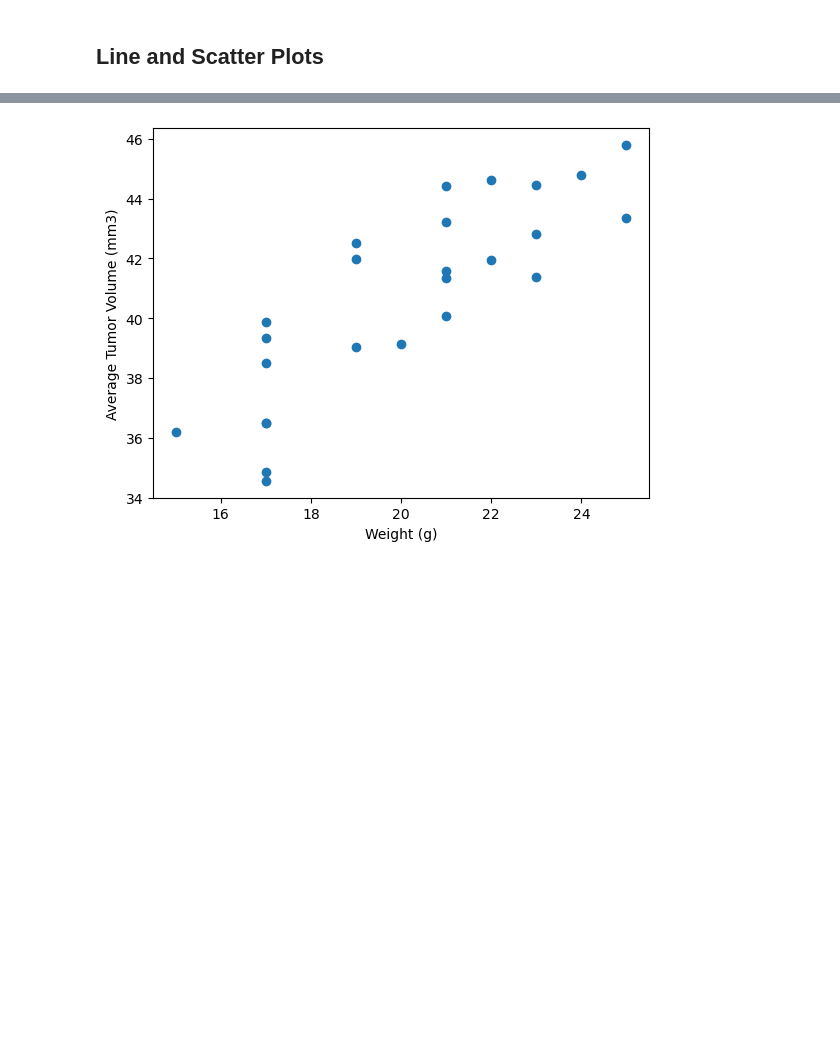
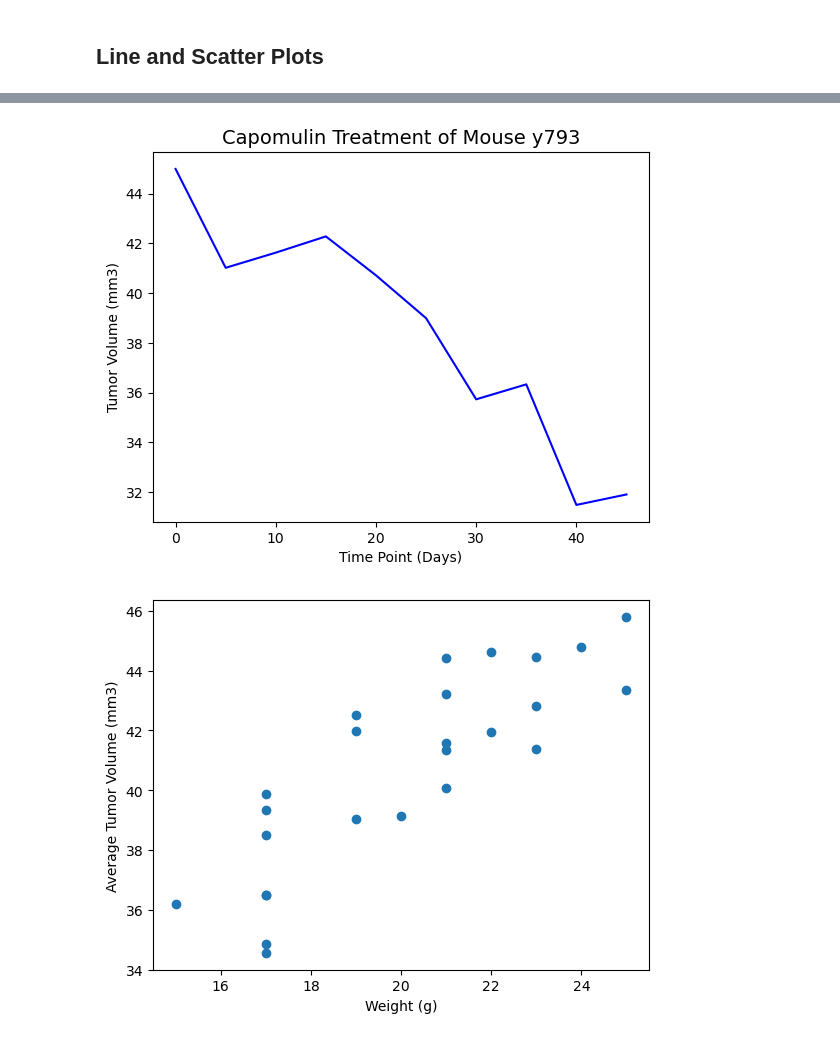
Before and after one commit to bhart4278/matplotlib-challenge, a Jupyter notebook: pymaceuticals/pymaceuticals_code.ipynb, the cells around one changed output, grey strips where cells are left out. Saved outputs shown, nothing was run; the diff lists cells and outputs as text; code cells hidden in the pictures; blank space fills up the shorter version.

Commit message:
linegraphof mouseID

```diff
--- a/pymaceuticals/pymaceuticals_code.ipynb
+++ b/pymaceuticals/pymaceuticals_code.ipynb
@@ -287,3 +283,17 @@ plt.show()
+# %%
+# Generate a line plot of tumor volume vs. time point for a single mouse treated with Capomulin
+mouse_id = 'y793'
+mouse_data = cleaned_df[(cleaned_df['Mouse ID'] == mouse_id) & (cleaned_df['Drug Regimen'] == 'Capomulin')]
+if not mouse_data.empty:
+    plt.plot(mouse_data['Timepoint'], mouse_data['Tumor Volume (mm3)'], color='b')
+    plt.title(f'Capomulin Treatment of Mouse {mouse_id}', fontsize=14)
+    plt.xlabel('Time Point (Days)')
+    plt.ylabel('Tumor Volume (mm3)')
+    plt.show()
+else:
+    print(f"no data found for Mouse ID {mouse_id} under Capomulin treatment")
+# %% [output]
+[figure, added]
 # %%
 # Generate a scatter plot of mouse weight vs. the average observed tumor volume for the entire Capomulin regimen
 # %% [output]
```
Also changed, not shown: parts of 1 cell of this notebook, 1 other file.
